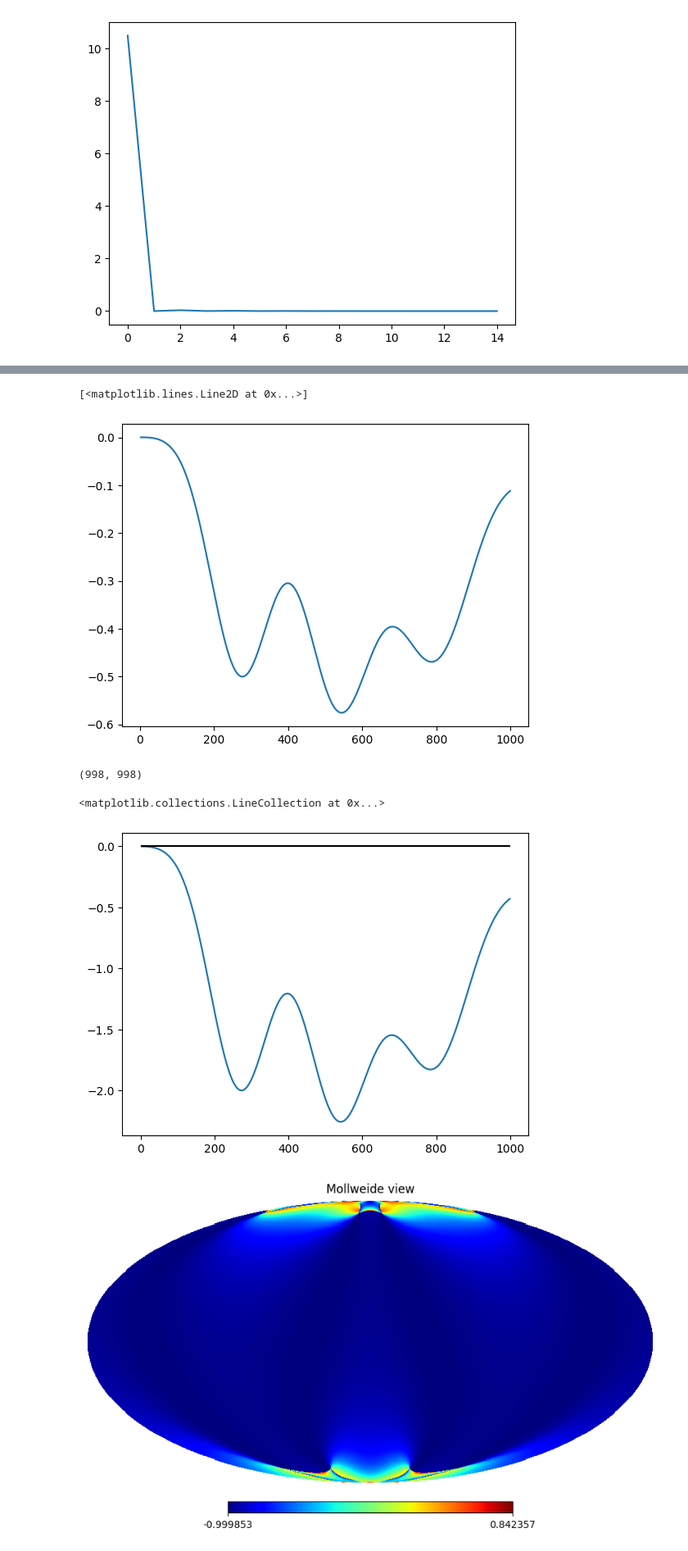
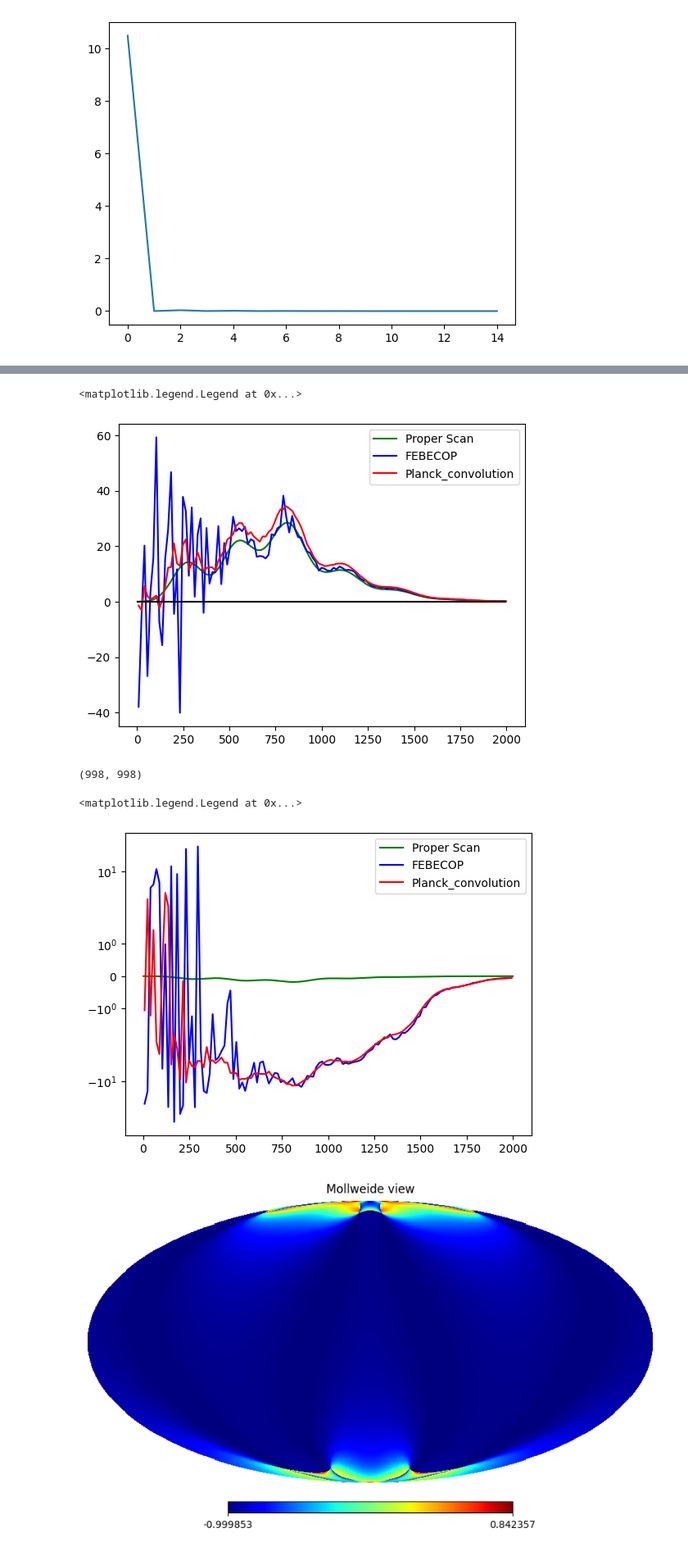
Before and after one commit to Souradeep-CMBLab/NC_beam_codes_Akashdeep, a Jupyter notebook: NC_beam_PT_scan_BipoSH_mBipoSH.ipynb, the cells around one changed output, grey strips where cells are left out. Shown at 82% size. Drawn from its saved outputs; the diff is of its cells as text; code cells hidden in the pictures.

```diff
--- a/NC_beam_PT_scan_BipoSH_mBipoSH.ipynb
+++ b/NC_beam_PT_scan_BipoSH_mBipoSH.ipynb
@@ -221,0 +443,4 @@ plt.hlines(-100,0,lmax,colors='black')
+# %%
+theta = np.linspace( 0.1* np.pi / 180, 179.9 * np.pi / 180, 10000)
+x = np.cos(theta)
+theta_degree = theta * 180/ np.pi
@@ -221,0 +458,11 @@ plt.hlines(-100,0,lmax,colors='black')
+# %%
+plt.xscale('log')
+for i in range(len(S)):
+    plt.plot(theta_degree,alpha_0[i],label='e='+str(ec_array[i])+' FWHM='+str(FW[i]))
+
+plt.xlim(0,120)
+plt.ylim(-0.0005,0.0001)
+plt.legend()
+plt.xlabel(r'$\theta \,\,\, (degree)$ ' )
+plt.ylabel(r'$C_0(\theta) \,\,\, (\mu K^2)$')
+plt.show()
@@ -221,0 +566,17 @@ plt.hlines(-100,0,lmax,colors='black')
+# %%
+fp_spec2_mean=np.loadtxt('./febecop/100_spec2_mean_fp.txt',delimiter=',')
+sim_spec2_mean=np.loadtxt('./planck_conv/100_spec2_mean.txt',delimiter=',')
+dl=16
+l_bin=[dl/2+i*dl for i in range(int(len(fp_spec2_mean)/dl)+1)]
+fp_bin2_mean=[np.mean(fp_spec2_mean[i:i+dl]) for i in range(0,len(fp_spec2_mean),dl)]
+sim_bin2_mean=[np.mean(sim_spec2_mean[i:i+dl]) for i in range(0,len(sim_spec2_mean),dl)]
+#bin1_std=[np.std(spec1_mean[i:i+dl]) for i in range(0,len(mean2),dl)]
+plt.figure(figsize=(10, 6))
+plt.plot(l_bin,fp_bin2_mean,color='blue',label='FEBECOP')
+plt.plot(l_bin,sim_bin2_mean,color='red',label='Planck_convolution')
+plt.plot(l_array,A20_ll2,color='green',label='Analytical PT Scan')
+
+#plt.errorbar(l_bin,bin1_mean,yerr=bin1_std,color='green',alpha=0.5)#,fmt='--')
+plt.xlabel(r'$l$')
+plt.ylabel(r'$A^{20}_{ll+2}\frac{l(l+1)}{2\pi}$')
+plt.legend()
@@ -276,7 +632,7 @@ plt.plot(np.arange(0,15,1),f2l0[0:15])
 [<matplotlib.lines.Line2D at 0x...>]
 [figure]
 # %%
-f2_00=-2.0#f2l0[0]
-f2_20=0.8#f2l0[2]
+f2_00=f2l0[0]
+f2_20=f2l0[2]
 print(f2_00,f2_20)
 # %% [output]
@@ -313,26 +669,33 @@ g0ll2 done
 # %%
 A_ll_proper=(g0ll+g2ll)*A20_ll+(g2ll2+g2l2l)*A20_ll2
 A_ll_proper.shape
-plt.plot(l_array,A_ll_proper)
-#plt.hlines(0,0,lmax,colors='black')
+plt.plot(l_array,A_ll_proper,color='green',label='Proper Scan')
+plt.plot(l_bin,fp_bin1_mean,color='blue',label='FEBECOP')
+plt.plot(l_bin,sim_bin1_mean,color='red',label='Planck_convolution')
+plt.hlines(0,0,lmax,colors='black')
+plt.legend()
 #plt.hlines(100,0,lmax,colors='black')
 #plt.ylim(-400,400)
 # %% [output]
-[<matplotlib.lines.Line2D at 0x...>]
+<matplotlib.legend.Legend at 0x...>
-[figure, old version]
+[figure, new version]
 # %%
 g0ll.shape
 # %% [output]
 (998, 998)
 # %%
 A_ll2_proper=g2ll2*A20_ll+(g0ll2+g2ll)*A20_ll2
-plt.plot(l_array,A_ll2_proper)
-plt.hlines(0,0,lmax,colors='black')
+plt.plot(l_array,A_ll2_proper,color='green',label='Proper Scan')
+plt.plot(l_bin,fp_bin2_mean,color='blue',label='FEBECOP')
+plt.plot(l_bin,sim_bin2_mean,color='red',label='Planck_convolution')
+#plt.hlines(0,0,lmax,colors='black')
+plt.yscale('symlog')
+plt.legend()
 #plt.hlines(100,0,lmax,colors='black')
 #plt.ylim(-400,400)
 # %% [output]
-<matplotlib.collections.LineCollection at 0x...>
+<matplotlib.legend.Legend at 0x...>
-[figure, old version]
+[figure, new version]
 # %%
 import healpy as hp
 map=np.loadtxt('cos_2rho_1024_final.txt')
```
Also changed, not shown: parts of 30 cells of this notebook.
